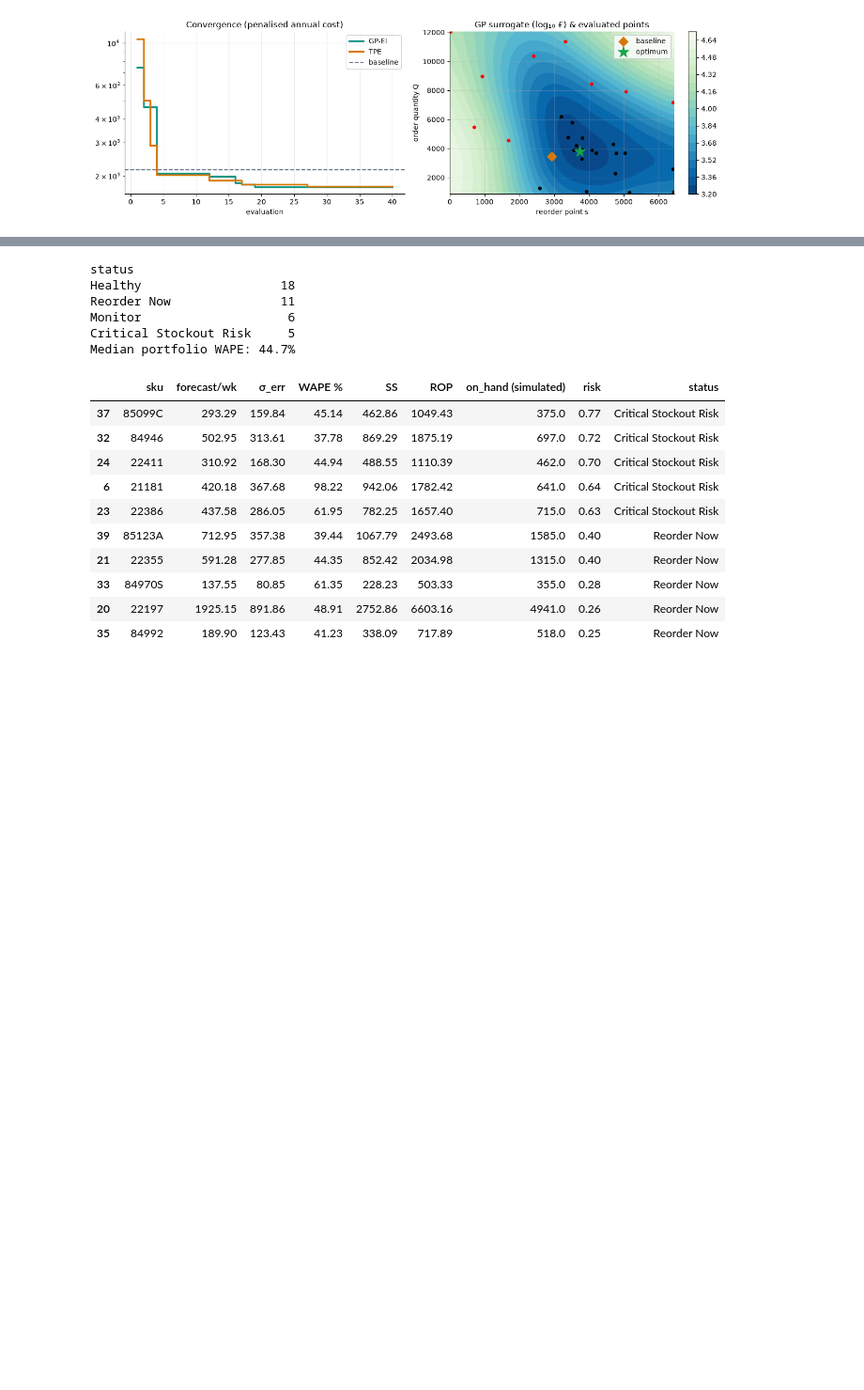
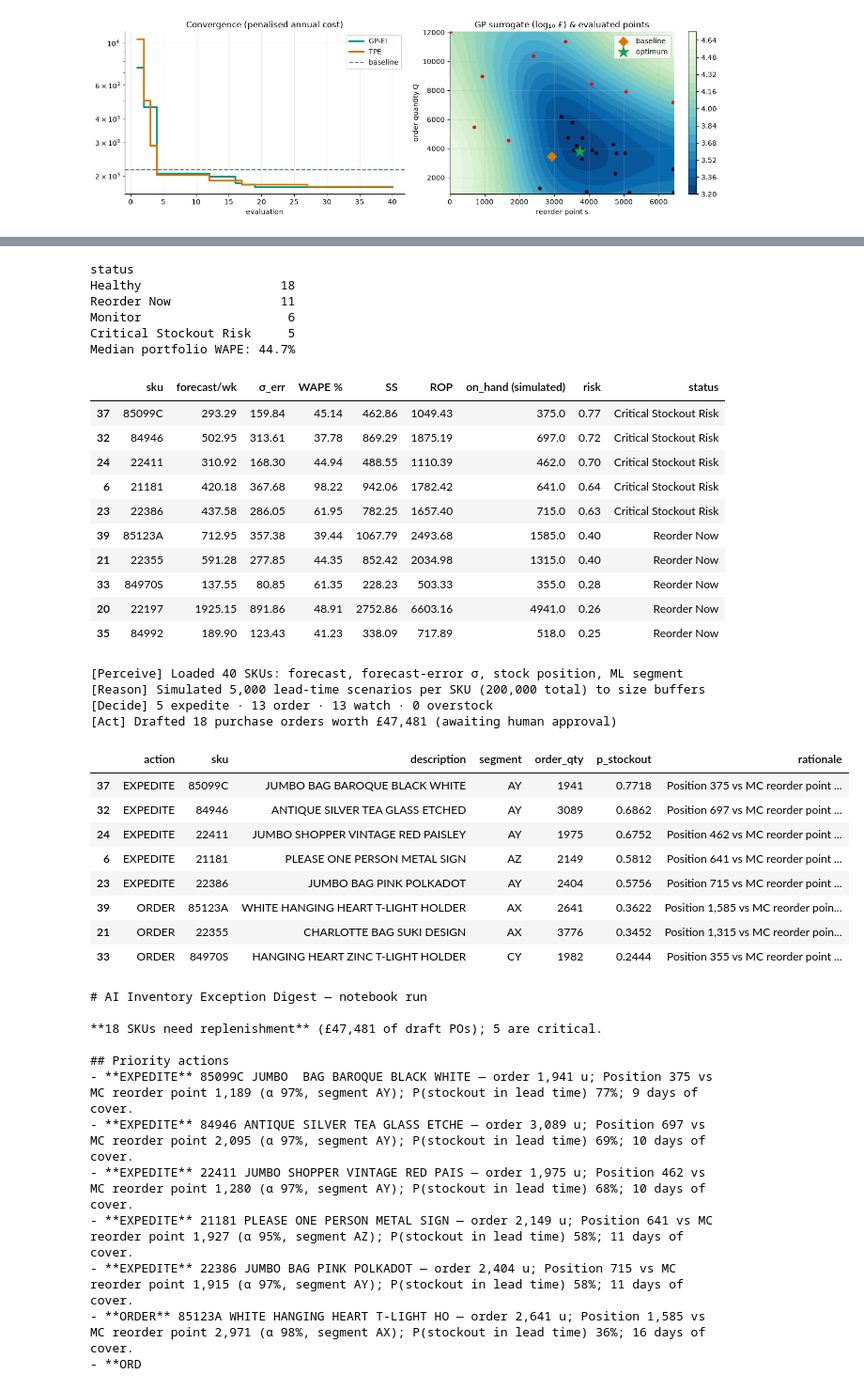
Before and after one commit to krish2105/Inventory-Management-AI-in-Operations, a Jupyter notebook: submissions/Laboratory Work 1/Krishna_Mathur_AS25DXB018_AI_in_Operations_Laboratory_Work_1.ipynb, the cells around one changed output, grey strips where cells are left out. Shown at 94% size. Cells and saved outputs as stored; diff of their text form; code cells hidden in the pictures; blank space fills up the shorter version.

```diff
--- a/submissions/Laboratory Work 1/Krishna_Mathur_AS25DXB018_AI_in_Operations_Laboratory_Work_1.ipynb
+++ b/submissions/Laboratory Work 1/Krishna_Mathur_AS25DXB018_AI_in_Operations_Laboratory_Work_1.ipynb
@@ -287,0 +351,5 @@ plt.colorbar(cs, ax=ax[1]); plt.tight_layout(); plt.savefig(FIG / 'fig_bayesopt.
+# %%
+anom = A.detect_anomalies(df)
+print('Anomalies flagged:', int(anom.anomaly.sum()), 'of', len(anom), 'SKU-weeks'); display(anom[anom.anomaly].sort_values('score', ascending=False).head(5)[['sku','week','demand','robust_z','type','score']].round(2))
+display(seg.groupby(['segment']).agg(skus=('sku','count'), service=('ai_service','first')).T)
+display(seg.groupby('cluster_name').agg(skus=('sku','count'), mean_wk=('mean_wk','mean'), cv=('cv','mean')).round(2))
@@ -292,31 +377,65 @@ The same pipeline is applied to every SKU. Stock on hand is **not** in the sourc
 rows = []
 for s in df.sku.unique():
     ys = D.series(df, s, 'W'); qf = F.quick_portfolio_forecast(ys)
     ss_ = I.safety_stock(.95, qf['forecast_mean'], qf['err_sd'], 2, 4/7); rop_ = qf['forecast_mean'] * 2 + ss_
     rows.append({'sku': s, 'forecast/wk': qf['forecast_mean'], 'σ_err': qf['err_sd'], 'WAPE %': qf['wape'], 'SS': ss_, 'ROP': rop_})
 port = pd.DataFrame(rows)
 stock = I.simulated_on_hand(port.sku, port.ROP, seed=7); port['on_hand (simulated)'] = port.sku.map(stock)
 port['risk'] = [I.stockout_risk(o, d, s_, 2, 4/7) for o, d, s_ in zip(port['on_hand (simulated)'], port['forecast/wk'], port['σ_err'])]
 port['status'] = [I.classify(o, s_, r, d * 2) for o, s_, r, d in zip(port['on_hand (simulated)'], port.SS, port.ROP, port['forecast/wk'])]
 print(port.status.value_counts().to_string()); print(f"Median portfolio WAPE: {port['WAPE %'].median():.1f}%")
 display(port.sort_values('risk', ascending=False).head(10).round(2))
 port.to_csv(FIG / 'portfolio_results.csv', index=False)
+P_ = port.rename(columns={'forecast/wk': 'd_bar', 'σ_err': 'sd_d', 'on_hand (simulated)': 'on_hand', 'WAPE %': 'fc_wape', 'ROP': 'rop'})
+P_['inv_position'] = P_['on_hand']; P_['description'] = P_.sku.map(df.groupby('sku').description.first())
+pr = df.groupby('sku').avg_price.mean(); P_['unit_cost'] = P_.sku.map(pr) * 0.6
+P_['eoq'] = [max(1, I.eoq(d * 52, 40, c * .25)) for d, c in zip(P_.d_bar, P_.unit_cost)]
+P_ = P_.merge(seg[['sku', 'segment', 'ai_service']], on='sku').rename(columns={'ai_service': 'svc'})
+R, alog = A.agent_decisions(P_, 2, 4/7)
+for l in alog: print(f"[{l['step']}] {l['detail']}")
+display(R[['action','sku','description','segment','order_qty','p_stockout','rationale']].head(8))
+print(A.digest(R, anom, rlog, seg, 'notebook run')[:1200])
 # %% [output]
 status
 Healthy                   18
 Reorder Now               11
 Monitor                    6
 Critical Stockout Risk     5
 Median portfolio WAPE: 44.7%
 |  | sku | forecast/wk | σ_err | WAPE % | SS | ROP | on_hand (simulated) | risk | status |
 | 37 | 85099C | 293.29 | 159.84 | 45.14 | 462.86 | 1049.43 | 375.0 | 0.77 | Critical Stockout Risk |
 | 32 | 84946 | 502.95 | 313.61 | 37.78 | 869.29 | 1875.19 | 697.0 | 0.72 | Critical Stockout Risk |
 | 24 | 22411 | 310.92 | 168.30 | 44.94 | 488.55 | 1110.39 | 462.0 | 0.70 | Critical Stockout Risk |
 | 6 | 21181 | 420.18 | 367.68 | 98.22 | 942.06 | 1782.42 | 641.0 | 0.64 | Critical Stockout Risk |
 | 23 | 22386 | 437.58 | 286.05 | 61.95 | 782.25 | 1657.40 | 715.0 | 0.63 | Critical Stockout Risk |
 | 39 | 85123A | 712.95 | 357.38 | 39.44 | 1067.79 | 2493.68 | 1585.0 | 0.40 | Reorder Now |
 | 21 | 22355 | 591.28 | 277.85 | 44.35 | 852.42 | 2034.98 | 1315.0 | 0.40 | Reorder Now |
 | 33 | 84970S | 137.55 | 80.85 | 61.35 | 228.23 | 503.33 | 355.0 | 0.28 | Reorder Now |
 | 20 | 22197 | 1925.15 | 891.86 | 48.91 | 2752.86 | 6603.16 | 4941.0 | 0.26 | Reorder Now |
 | 35 | 84992 | 189.90 | 123.43 | 41.23 | 338.09 | 717.89 | 518.0 | 0.25 | Reorder Now |
+[Perceive] Loaded 40 SKUs: forecast, forecast-error σ, stock position, ML segment
+[Reason] Simulated 5,000 lead-time scenarios per SKU (200,000 total) to size buffers
+[Decide] 5 expedite · 13 order · 13 watch · 0 overstock
+[Act] Drafted 18 purchase orders worth £47,481 (awaiting human approval)
+|  | action | sku | description | segment | order_qty | p_stockout | rationale |
+| 37 | EXPEDITE | 85099C | JUMBO BAG BAROQUE BLACK WHITE | AY | 1941 | 0.7718 | Position 375 vs MC reorder point ... |
+| 32 | EXPEDITE | 84946 | ANTIQUE SILVER TEA GLASS ETCHED | AY | 3089 | 0.6862 | Position 697 vs MC reorder point ... |
+| 24 | EXPEDITE | 22411 | JUMBO SHOPPER VINTAGE RED PAISLEY | AY | 1975 | 0.6752 | Position 462 vs MC reorder point ... |
+| 6 | EXPEDITE | 21181 | PLEASE ONE PERSON METAL SIGN | AZ | 2149 | 0.5812 | Position 641 vs MC reorder point ... |
+| 23 | EXPEDITE | 22386 | JUMBO BAG PINK POLKADOT | AY | 2404 | 0.5756 | Position 715 vs MC reorder point ... |
+| 39 | ORDER | 85123A | WHITE HANGING HEART T-LIGHT HOLDER | AX | 2641 | 0.3622 | Position 1,585 vs MC reorder poin... |
+| 21 | ORDER | 22355 | CHARLOTTE BAG SUKI DESIGN | AX | 3776 | 0.3452 | Position 1,315 vs MC reorder poin... |
+| 33 | ORDER | 84970S | HANGING HEART ZINC T-LIGHT HOLDER | CY | 1982 | 0.2444 | Position 355 vs MC reorder point ... |
+# AI Inventory Exception Digest — notebook run
+
+**18 SKUs need replenishment** (£47,481 of draft POs); 5 are critical.
+
+## Priority actions
+- **EXPEDITE** 85099C JUMBO  BAG BAROQUE BLACK WHITE — order 1,941 u; Position 375 vs MC reorder point 1,189 (α 97%, segment AY); P(stockout in lead time) 77%; 9 days of cover.
+- **EXPEDITE** 84946 ANTIQUE SILVER TEA GLASS ETCHE — order 3,089 u; Position 697 vs MC reorder point 2,095 (α 97%, segment AY); P(stockout in lead time) 69%; 10 days of cover.
+- **EXPEDITE** 22411 JUMBO SHOPPER VINTAGE RED PAIS — order 1,975 u; Position 462 vs MC reorder point 1,280 (α 97%, segment AY); P(stockout in lead time) 68%; 10 days of cover.
+- **EXPEDITE** 21181 PLEASE ONE PERSON METAL SIGN — order 2,149 u; Position 641 vs MC reorder point 1,927 (α 95%, segment AZ); P(stockout in lead time) 58%; 11 days of cover.
+- **EXPEDITE** 22386 JUMBO BAG PINK POLKADOT — order 2,404 u; Position 715 vs MC reorder point 1,915 (α 97%, segment AY); P(stockout in lead time) 58%; 11 days of cover.
+- **ORDER** 85123A WHITE HANGING HEART T-LIGHT HO — order 2,641 u; Position 1,585 vs MC reorder point 2,971 (α 98%, segment AX); P(stockout in lead time) 36%; 16 days of cover.
+- **ORD
 # %% [markdown]
```
Also changed, not shown: parts of 10 cells of this notebook, 13 other files.
